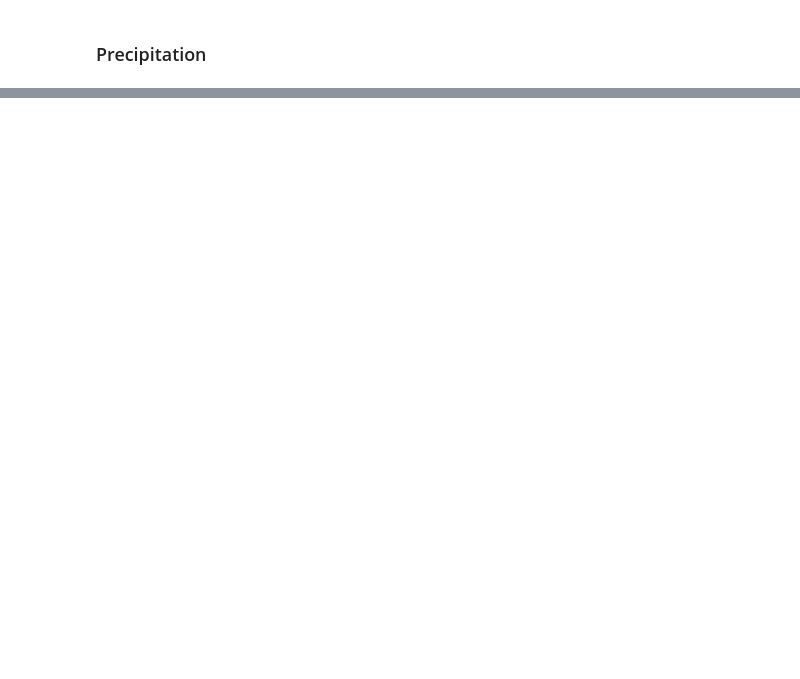
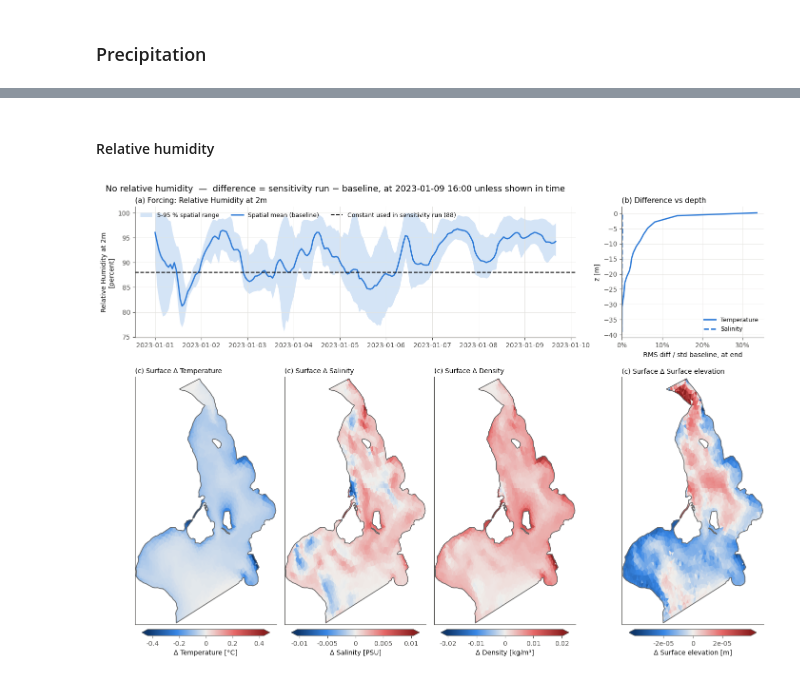
Before and after one commit to DHI/WaterBench-MIKE3HD-Oresund, a Jupyter notebook: code/sensitivity_analysis.ipynb, the cells around one changed output, grey strips where cells are left out. Saved outputs shown, nothing was run; the diff lists cells and outputs as text; code cells hidden in the pictures; blank space fills up the shorter version.

```diff
--- a/code/sensitivity_analysis.ipynb
+++ b/code/sensitivity_analysis.ipynb
@@ -235,0 +459,7 @@ std: 13.418496
+# %% [markdown]
+#### Relative humidity
+# %%
+fig = plot_forcing("no_RH2")
+plt.show()
+# %% [output]
+[figure, added]
```
Also changed, not shown: parts of 25 cells of this notebook, 22 other files.
